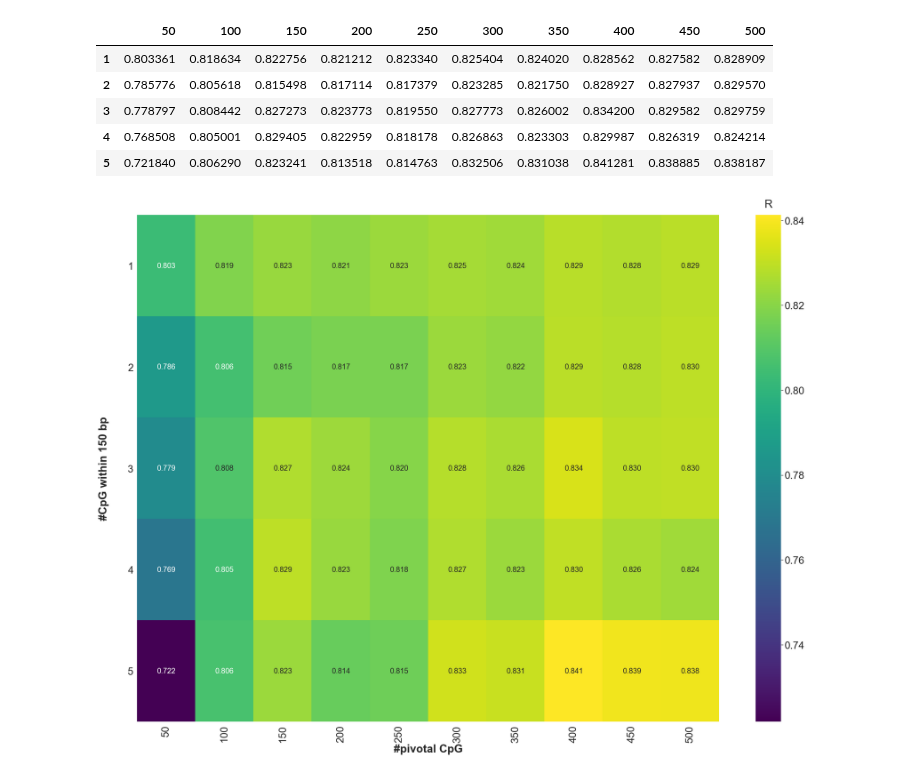
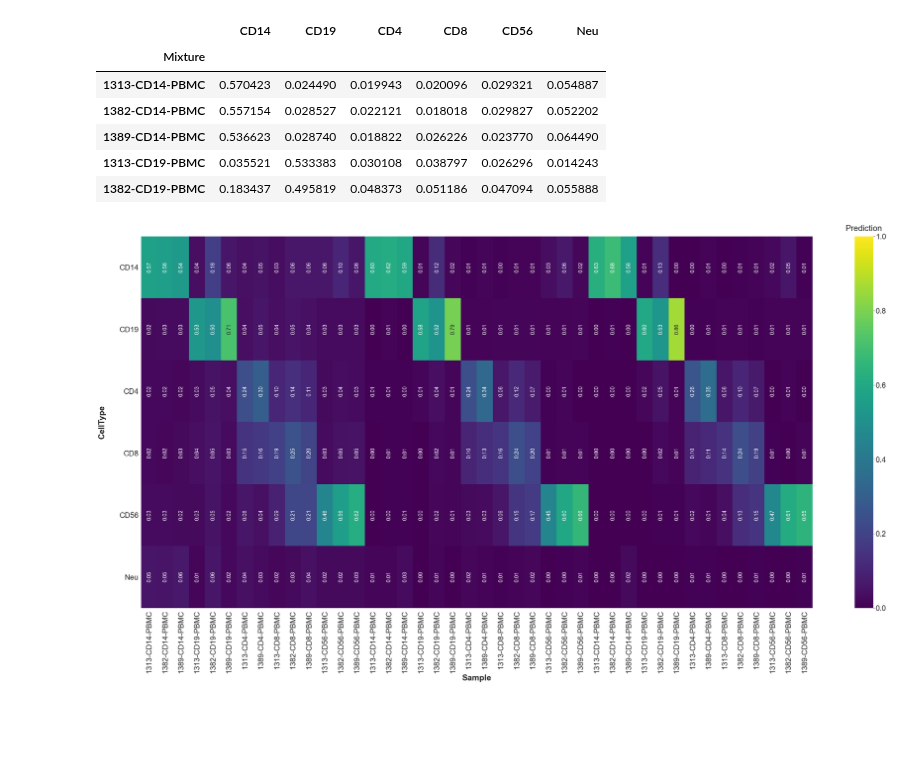
Before and after one commit to Irfanwustl/Research_code, a Jupyter notebook: visualization/heatmap/simple_heatmap.ipynb, the cells around one changed output. Drawn from its saved outputs; the diff is of its cells as text; code cells hidden in the pictures; blank space fills up the shorter version.

```diff
--- a/visualization/heatmap/simple_heatmap.ipynb
+++ b/visualization/heatmap/simple_heatmap.ipynb
@@ -4,47 +4,48 @@ import seaborn as sns; sns.set()
 %matplotlib inline
 import matplotlib.pyplot as plt
 # %%
-file="/Users/irffanalahi/Research/weekly/for_10_21_20/runallsmagain/analysis/downstream/corr/heat/heatcfd.txt"
+file="/Users/irffanalahi/Research/weekly/for_11_25_20/min1cpganalysis/downstream/forfigure/allcpg_noadjust/blwithneu_hypo_stat.txt_0.01_2_g100.txtWithSurrounding.txt_1cpgnc.txt_result_nocov_mincpg1_2_3_ABSreadcount_divisioned.txt_CSxOut_pre_adj_heat.txt"
 df=pd.read_csv(file,sep="\t",index_col=0)
-trans=False
+trans=True
 df.head()
 # %% [output]
-|  | 50 | 100 | 150 | 200 | 250 | 300 | 350 | 400 | 450 | 500 |
-| 1 | 0.803361 | 0.818634 | 0.822756 | 0.821212 | 0.823340 | 0.825404 | 0.824020 | 0.828562 | 0.827582 | 0.828909 |
-| 2 | 0.785776 | 0.805618 | 0.815498 | 0.817114 | 0.817379 | 0.823285 | 0.821750 | 0.828927 | 0.827937 | 0.829570 |
-| 3 | 0.778797 | 0.808442 | 0.827273 | 0.823773 | 0.819550 | 0.827773 | 0.826002 | 0.834200 | 0.829582 | 0.829759 |
-| 4 | 0.768508 | 0.805001 | 0.829405 | 0.822959 | 0.818178 | 0.826863 | 0.823303 | 0.829987 | 0.826319 | 0.824214 |
-| 5 | 0.721840 | 0.806290 | 0.823241 | 0.813518 | 0.814763 | 0.832506 | 0.831038 | 0.841281 | 0.838885 | 0.838187 |
+|  | CD14 | CD19 | CD4 | CD8 | CD56 | Neu |
+| Mixture |  |  |  |  |  |  |
+| 1313-CD14-PBMC | 0.570423 | 0.024490 | 0.019943 | 0.020096 | 0.029321 | 0.054887 |
+| 1382-CD14-PBMC | 0.557154 | 0.028527 | 0.022121 | 0.018018 | 0.029827 | 0.052202 |
+| 1389-CD14-PBMC | 0.536623 | 0.028740 | 0.018822 | 0.026226 | 0.023770 | 0.064490 |
+| 1313-CD19-PBMC | 0.035521 | 0.533383 | 0.030108 | 0.038797 | 0.026296 | 0.014243 |
+| 1382-CD19-PBMC | 0.183437 | 0.495819 | 0.048373 | 0.051186 | 0.047094 | 0.055888 |
 # %%
 if trans==True:
     df=df.T
 # %%
 #ax=sns.heatmap(df, annot=True, center=0, cmap=sns.diverging_palette(220, 20, as_cmap=True))
 #plt.pcolor(df)
 sns.set(font_scale=2.5)
 mycmap = plt.cm.viridis
 
 
 plt.rcParams['font.family']='sans-serif'
 plt.rcParams['font.sans-serif'] = ['Arial']
 mycmap.set_bad("dimgrey")
 
-plt.figure(figsize=(35,25))
-aaa=sns.heatmap(df, annot=True,cmap=mycmap,fmt=".3f",annot_kws={"size": 20})
+plt.figure(figsize=(55,25))
+aaa=sns.heatmap(df, annot=True,cmap=mycmap,fmt=".2f",vmin=0, vmax=1,annot_kws={"size": 20,'rotation': 90})
 aaa.set_xticklabels(aaa.get_xticklabels(), rotation=90)
 aaa.set_yticklabels(aaa.get_yticklabels(), rotation=0)
 
-plt.ylabel("#CpG within 150 bp",fontweight='bold',labelpad=50)
-plt.xlabel("#pivotal CpG",fontweight='bold')
+plt.ylabel("CellType",fontweight='bold',labelpad=50)
+plt.xlabel("Sample",fontweight='bold')
 
 cbar = aaa.collections[0].colorbar#.set_label('# of contacts', horizontalalignment='left')
-cbar.ax.set_title('R',pad=20)
+cbar.ax.set_title('Prediction',pad=20)
 
 heatname=file+"_heat"+".pdf"
 plt.savefig(heatname,bbox_inches = "tight")
 plt.show()
 # %% [output]
-[figure, old version]
+[figure, new version]
 # %%
 plt.figure(figsize=(12,10))
 cg=sns.clustermap(df, annot=True,cmap="viridis")
```
Also changed, not shown: parts of 1 cell of this notebook, 15 other files.
